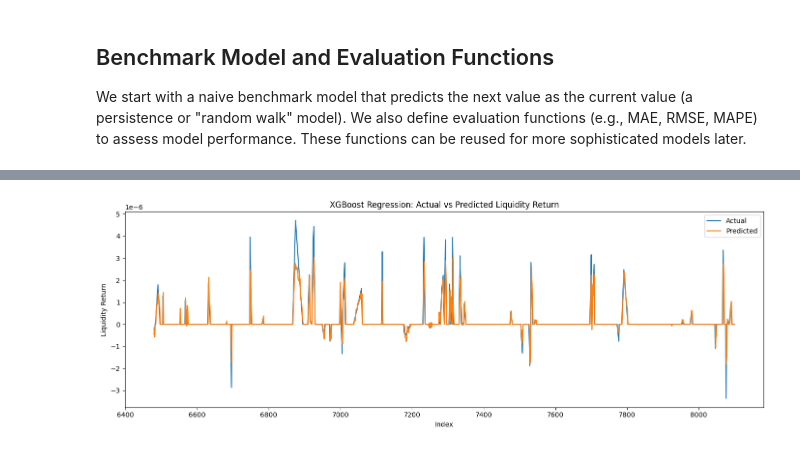
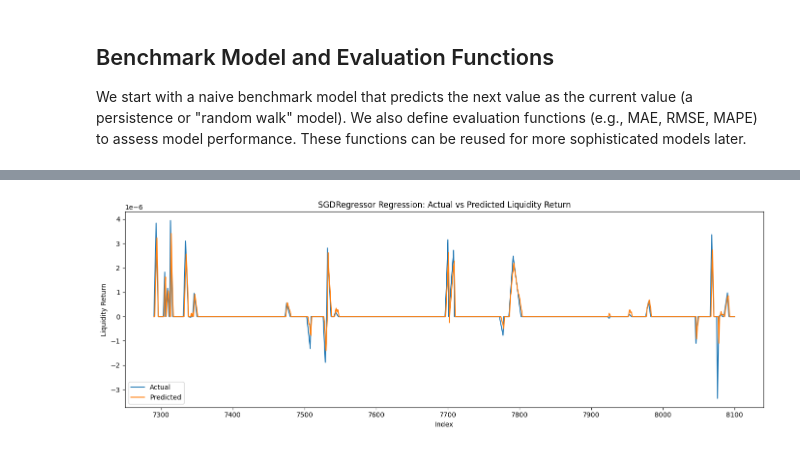
Before and after one commit to janmarxen/amm-risk-lab, a Jupyter notebook: scripts/plv_model_prototype_2.ipynb, the cells around one changed output, grey strips where cells are left out. Drawn from its saved outputs; the diff is of its cells as text; code cells hidden in the pictures.

```diff
--- a/scripts/plv_model_prototype_2.ipynb
+++ b/scripts/plv_model_prototype_2.ipynb
@@ -357,7 +356,7 @@ def plot_actual_vs_predicted(y_true, y_pred, title="Actual vs Predicted Liquidit
     plt.show()
 # %%
 # Example: Benchmark for price prediction
-test_split = 0.8
+test_split = 0.9
 _, test_df = get_chronological_split(df_fe, split=test_split)
 y_true = test_df['liquidity_return'].iloc[1:]  # true values from t=1
 naive_pred = naive_predict(test_df['liquidity_return']).iloc[1:]  # predictions for t=1 onward
@@ -581,8 +596,6 @@ def plot_zero_inflated_confusion(y_true, y_pred_cls, title="ZeroInflatedRegresso
     plt.grid(False)
     plt.show()
 # %%
-# --- Example usage XGBoost Regressor ---
-
 base_features = [
     'price_return',
     'price_volatility_3h', 'price_volatility_6h', 'price_volatility_24h',
@@ -592,14 +605,50 @@ base_features = [
     'hour', 'day_of_week', 'month', 'season'
 ]
 
+# --- Example usage SGD Regressor---
 param_grid = {
-    'classifier__n_estimators': [50],
-    'classifier__max_depth': [2],
-    'regressor__n_estimators': [50, 100],
-    'regressor__max_depth': [2, 3],
+    'classifier__n_estimators': [20, 50],
+    'classifier__max_depth': [2, 4, 6],
+    'n_lags': [3, 5, 8],
+}
+sgd_best, sgd_best_params, grid_results = grid_search_zero_inflated(
+    df=df_fe,
+    base_features=base_features,
+    target_col='liquidity_return',
+    zir_param_grid=param_grid,
+    regressor_class=SGDRegressor,
+    validation_split=0.2,
+    metric='rmse',
+    verbose=False
+)
+print(f"Grid search results: {len(grid_results)} configurations evaluated")
+print(f"SGD Best parameters: {sgd_best_params}")
+
+# Evaluate on test set (using best n_lags/features)
+df_lagged = add_lagged_features(df_fe, n_lags=sgd_best_params['n_lags'])
+features = base_features + [f'price_return_lag{lag}' for lag in range(1, sgd_best_params['n_lags'] + 1)] + [f'liquidity_return_lag{lag}' for lag in range(1, sgd_best_params['n_lags'] + 1)]
+mask = df_lagged[features + ['liquidity_return']].notnull().all(axis=1)
+df_lagged = df_lagged.loc[mask].reset_index(drop=True)
+X = df_lagged[features]
+y = df_lagged['liquidity_return']
+split_idx = int(len(X) * test_split)
+X_test = X.iloc[split_idx:]
+y_test = y.iloc[split_idx:]
+reg_pred, cls_pred = sgd_best.predict(X_test)
+metrics = sgd_best.score(X_test, y_test)
+print("SGD ZeroInflatedRegressor (Auto Grid Search) metrics:", metrics)
+plot_actual_vs_predicted(y_test, reg_pred, title="SGDRegressor Regression: Actual vs Predicted Liquidity Return")
+
+
+# --- Example usage XGBoost Regressor ---
+param_grid = {
+    'classifier__n_estimators': [20, 50, 100],
+    'classifier__max_depth': [2, 4, 6],
+    'regressor__n_estimators': [10, 20, 50],
+    'regressor__max_depth': [2, 4, 6],
     'n_lags': [3, 5],
 }
-best_zir, best_params, grid_results = grid_search_zero_inflated(
+xgb_best, xgb_best_params, xgb_grid_results = grid_search_zero_inflated(
     df=df_fe,
     base_features=base_features,
     target_col='liquidity_return',
@@ -609,51 +658,21 @@ best_zir, best_params, grid_results = grid_search_zero_inflated(
     metric='rmse',
     verbose=False
 )
+print(f"Grid search results: {len(grid_results)} configurations evaluated")
+print(f"XGB ZeroInflatedRegressor Best parameters: {xgb_best_params}")
 
 # Evaluate on test set (using best n_lags/features)
-df_lagged = add_lagged_features(df_fe, n_lags=best_params['n_lags'])
-features = base_features + [f'price_return_lag{lag}' for lag in range(1, best_params['n_lags'] + 1)] + [f'liquidity_return_lag{lag}' for lag in range(1, best_params['n_lags'] + 1)]
+df_lagged = add_lagged_features(df_fe, n_lags=xgb_best_params['n_lags'])
+features = base_features + [f'price_return_lag{lag}' for lag in range(1, xgb_best_params['n_lags'] + 1)] + [f'liquidity_return_lag{lag}' for lag in range(1, xgb_best_params['n_lags'] + 1)]
 mask = df_lagged[features + ['liquidity_return']].notnull().all(axis=1)
 df_lagged = df_lagged.loc[mask].reset_index(drop=True)
 X = df_lagged[features]
 y = df_lagged['liquidity_return']
-split_idx = int(len(X) * (1 - 0.2))
+split_idx = int(len(X) * test_split)
 X_test = X.iloc[split_idx:]
 y_test = y.iloc[split_idx:]
-reg_pred, cls_pred = best_zir.predict(X_test)
-metrics = best_zir.score(X_test, y_test)
-print("ZeroInflatedRegressor (Auto Grid Search) metrics:", metrics)
+reg_pred, cls_pred = xgb_best.predict(X_test)
+metrics = xgb_best.score(X_test, y_test)
+print("XGB ZeroInflatedRegressor (Auto Grid Search) metrics:", metrics)
 plot_actual_vs_predicted(y_test, reg_pred, title="XGBoost Regression: Actual vs Predicted Liquidity Return")
-
-# --- Example usage SGD Regressor---
-param_grid = {
-    'classifier__n_estimators': [50],
-    'classifier__max_depth': [2],
-    'n_lags': [3, 5],
-}
-best_zir, best_params, grid_results = grid_search_zero_inflated(
-    df=df_fe,
-    base_features=base_features,
-    target_col='liquidity_return',
-    zir_param_grid=param_grid,
-    regressor_class=SGDRegressor,
-    validation_split=0.2,
-    metric='rmse',
-    verbose=False
-)
-
-# Evaluate on test set (using best n_lags/features)
-df_lagged = add_lagged_features(df_fe, n_lags=best_params['n_lags'])
-features = base_features + [f'price_return_lag{lag}' for lag in range(1, best_params['n_lags'] + 1)] + [f'liquidity_return_lag{lag}' for lag in range(1, best_params['n_lags'] + 1)]
-mask = df_lagged[features + ['liquidity_return']].notnull().all(axis=1)
-df_lagged = df_lagged.loc[mask].reset_index(drop=True)
-X = df_lagged[features]
-y = df_lagged['liquidity_return']
-split_idx = int(len(X) * (1 - 0.2))
-X_test = X.iloc[split_idx:]
-y_test = y.iloc[split_idx:]
-reg_pred, cls_pred = best_zir.predict(X_test)
-metrics = best_zir.score(X_test, y_test)
-print("ZeroInflatedRegressor (Auto Grid Search) metrics:", metrics)
-plot_actual_vs_predicted(y_test, reg_pred, title="SGDRegressor Regression: Actual vs Predicted Liquidity Return")
 # %% [output]
@@ -661 +682 @@ ZeroInflatedRegressor (Auto Grid Search) metrics: {'Classifier accuracy': 0.9413
-[figure, old version]
+[figure, new version]
```
Also changed, not shown: parts of 19 cells of this notebook, 1 other file.
